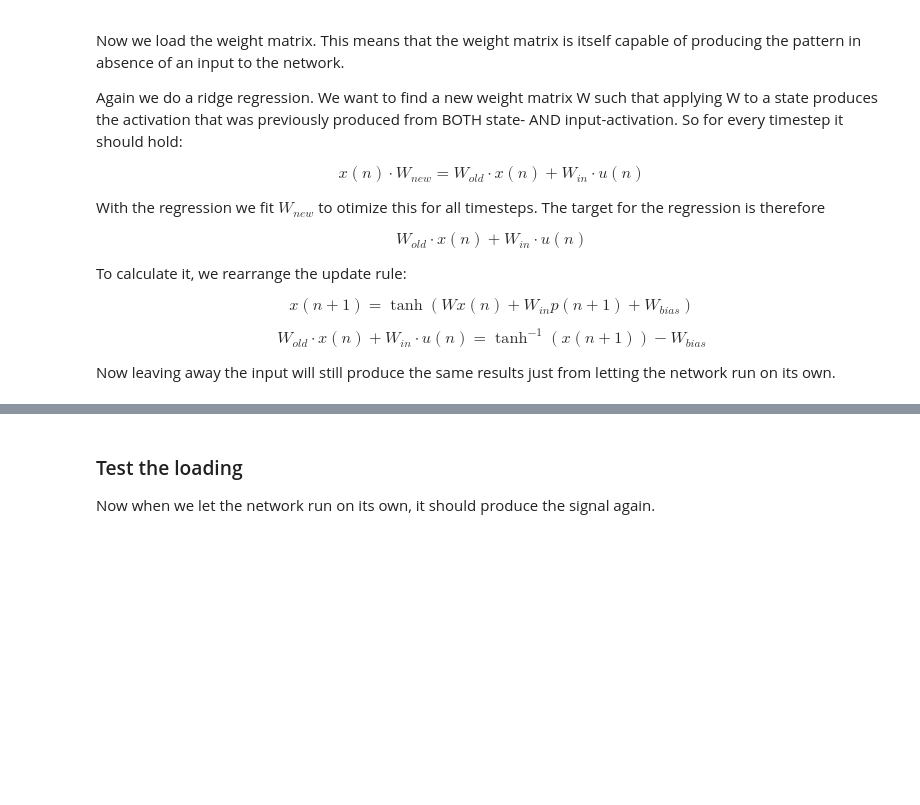
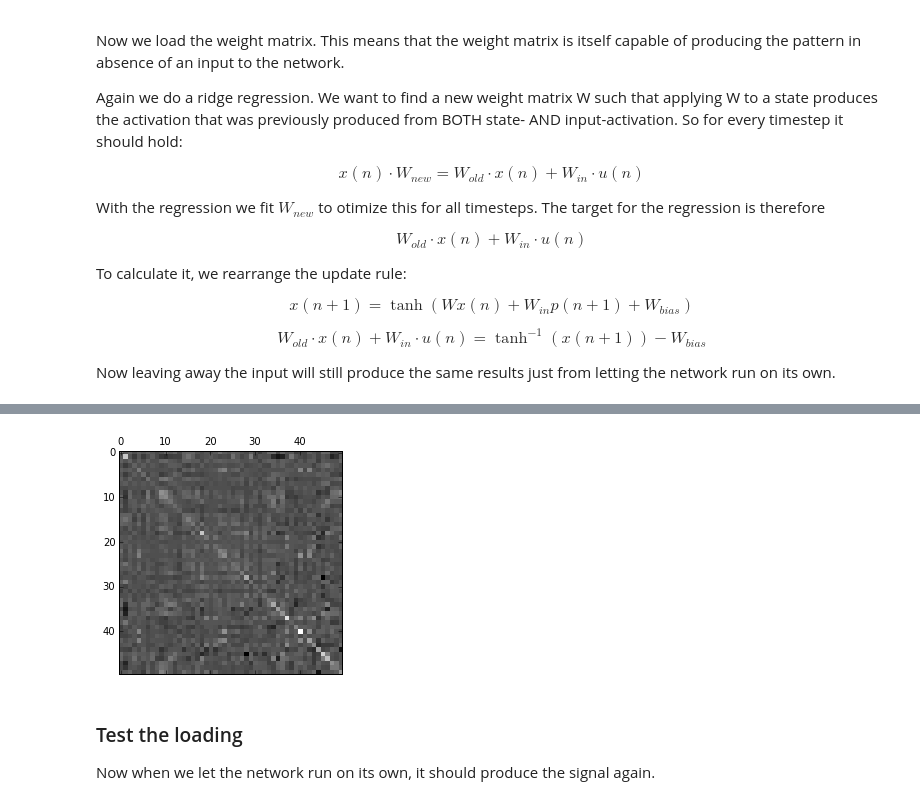
Before and after one commit to kstandvoss/Conceptors, a Jupyter notebook: Conceptors.ipynb, the cells around one changed output, grey strips where cells are left out. Saved outputs shown, nothing was run; the diff lists cells and outputs as text; code cells hidden in the pictures; blank space fills up the shorter version.

```diff
--- a/Conceptors.ipynb
+++ b/Conceptors.ipynb
@@ -281,3 +315,19 @@ print loadSpecRad
+# %%
+I = np.eye(N)
+
+# Aperture alpha
+alpha = 10
+
+R = np.dot(stateCollector,np.transpose(stateCollector))/learnTimesteps
+U,S,V = np.linalg.svd(R, full_matrices=True)
+S = np.diag(S)
+Snew = (np.dot(S,np.linalg.inv(S + (alpha**-2)*I)))
+
+C = np.dot(U,np.dot(Snew,U.T))
+
+plt.matshow(C, cmap=plt.cm.gray);
+# %% [output]
+[figure, added]
 # %% [markdown]
 ### Test the loading
 Now when we let the network run on its own, it should produce the signal again.
```
Also changed, not shown: parts of 19 cells of this notebook, 1 other file.
